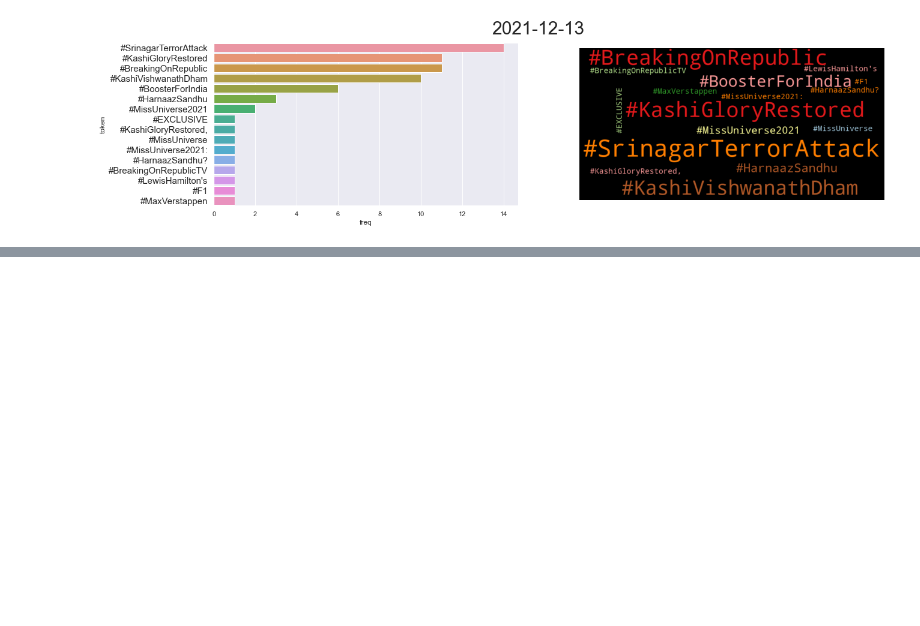
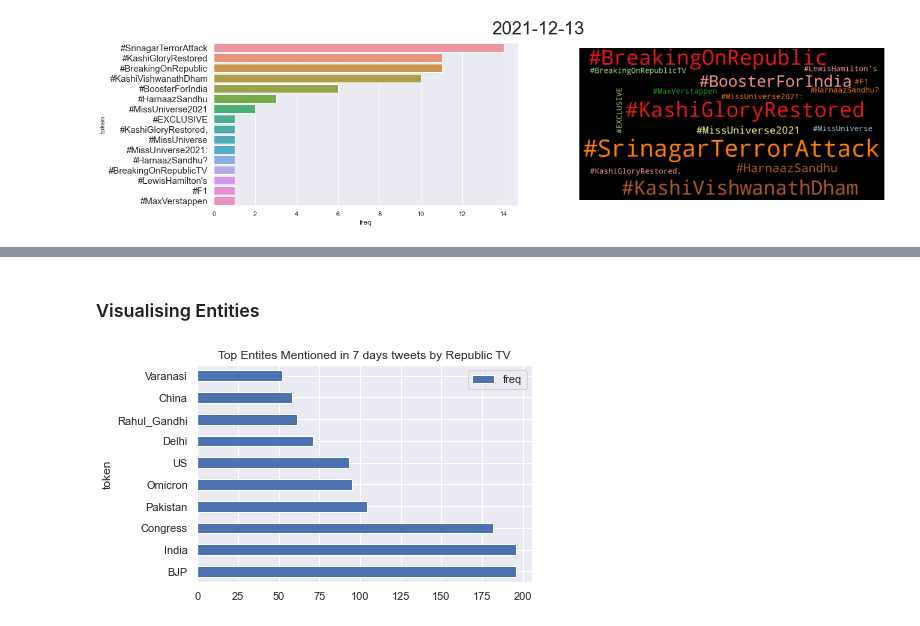
Before and after one commit to lkarjun/workouts-nlp, a Jupyter notebook: 4. Twitter-Usertimeline-Analysing/usertimeline.ipynb, the cells around one changed output, grey strips where cells are left out. Drawn from its saved outputs; the diff is of its cells as text; code cells hidden in the pictures; blank space fills up the shorter version.

```diff
--- a/4. Twitter-Usertimeline-Analysing/usertimeline.ipynb
+++ b/4. Twitter-Usertimeline-Analysing/usertimeline.ipynb
@@ -191,0 +297,28 @@ for date in unique_date:
+# %%
+def extract_noun_phrases(doc, preceding_pos = ['NOUN'], sep = '_'):
+    doc = nlp(doc)
+    patterns = []
+    for pos in preceding_pos:
+        patterns.append(f"POS:{pos} POS:NOUN:+")
+    spans = textacy.extract.matches.token_matches(doc, patterns = patterns)
+    noun_phrases = [sep.join([t.lemma_ for t in s]) for s in spans]
+    if len(noun_phrases): return noun_phrases
+    return None
+# %%
+def extract_named_enities(doc, include_types = None, sep = '_'):
+    doc = nlp(doc)
+    ents = textacy.extract.entities(
+                        doc,
+                        include_types = include_types,
+                        exclude_types = None,
+                        drop_determiners = True,
+                        min_freq = 1
+                    )
+    ents = [sep.join([t.lemma_ for t in e]) for e in ents]
+    if len(ents): return ents
+    return None
+# %%
+df['entities'] = df['clean_text'].progress_apply(extract_named_enities, include_types = ['PERSON', 'ORG', 'GPE', 'LOC'])
+# %%
+df['noun_phrases'] = df['clean_text'].progress_apply(extract_noun_phrases, preceding_pos = ['NOUN'])
+df['adj_noun_phrases'] = df['clean_text'].progress_apply(extract_noun_phrases, preceding_pos = ['ADJ'])
@@ -191,0 +333,6 @@ for date in unique_date:
+# %% [markdown]
+### Visualising Entities
+# %%
+count(df, column='entities', min_freq=15).head(10).plot.barh(title = 'Top Entites Mentioned in 7 days tweets by Republic TV');
+# %% [output]
+[figure, added]
```
Also changed, not shown: parts of 23 cells of this notebook.
